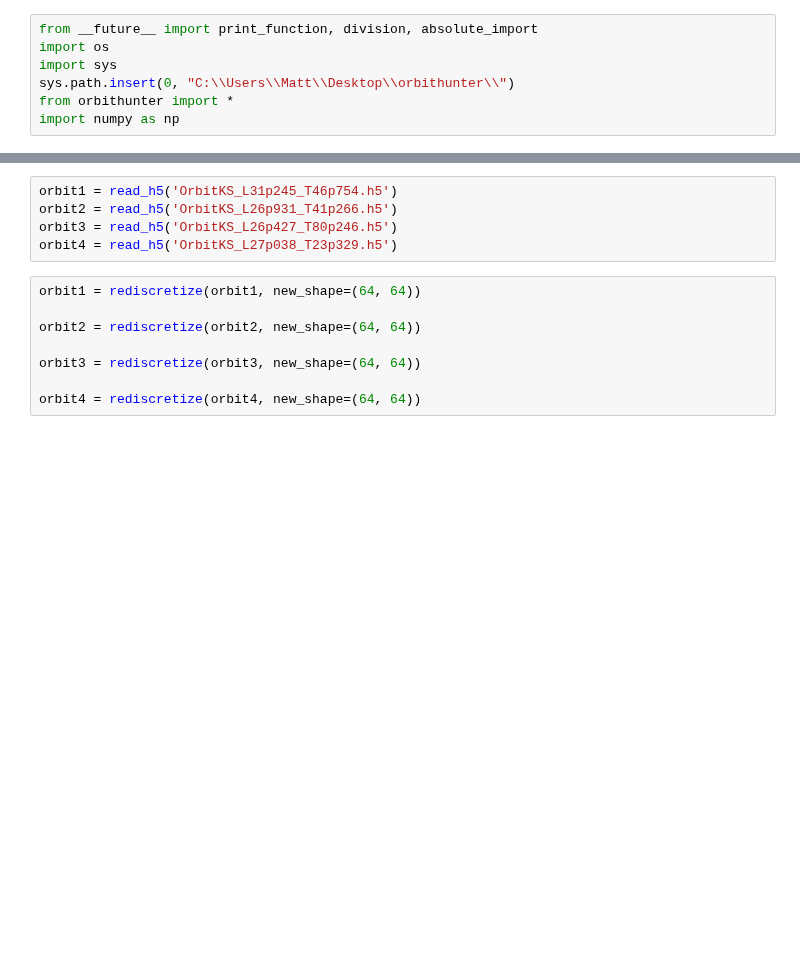
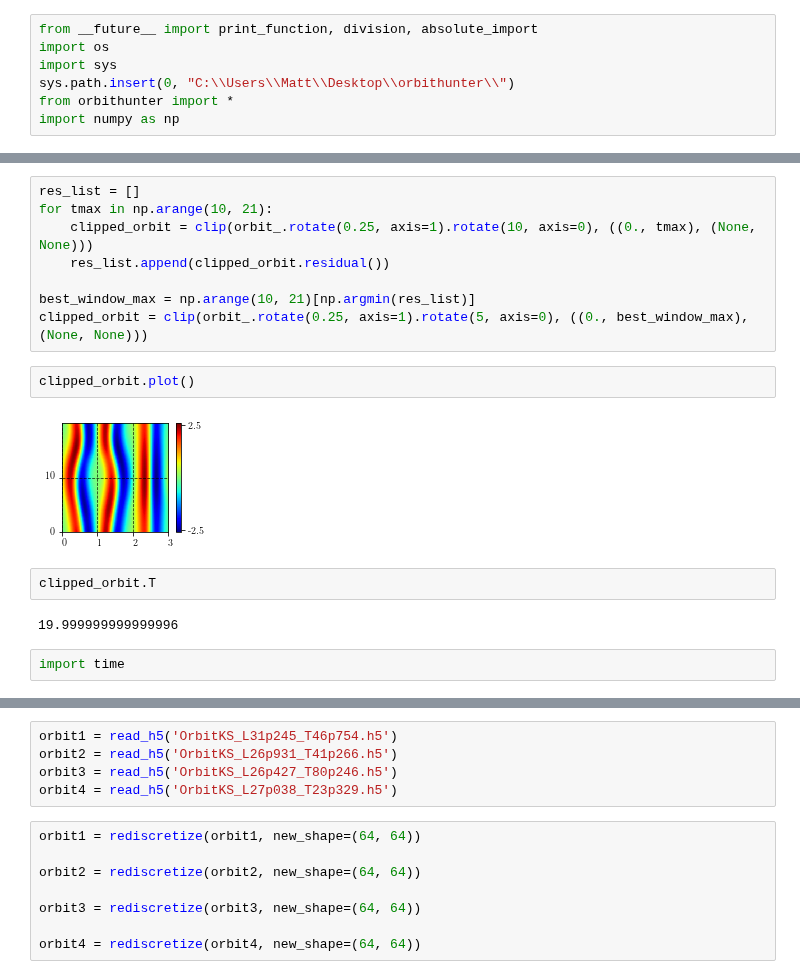
Before and after one commit to chaotic-systems/orbithunter, a Jupyter notebook: notebooks/clipping_demo.ipynb, the cells around one changed output, grey strips where cells are left out. Saved outputs shown, nothing was run; the diff lists cells and outputs as text; blank space fills up the shorter version.

```diff
--- a/notebooks/clipping_demo.ipynb
+++ b/notebooks/clipping_demo.ipynb
@@ -7,0 +25,18 @@ import numpy as np
+# %%
+res_list = []
+for tmax in np.arange(10, 21):
+    clipped_orbit = clip(orbit_.rotate(0.25, axis=1).rotate(10, axis=0), ((0., tmax), (None, None)))
+    res_list.append(clipped_orbit.residual())
+
+best_window_max = np.arange(10, 21)[np.argmin(res_list)]
+clipped_orbit = clip(orbit_.rotate(0.25, axis=1).rotate(5, axis=0), ((0., best_window_max), (None, None)))
+# %%
+clipped_orbit.plot()
+# %% [output]
+[figure, added]
+# %%
+clipped_orbit.T
+# %% [output]
+19.999999999999996
+# %%
+import time
```
Also changed, not shown: parts of 22 cells of this notebook, 2 other files.
